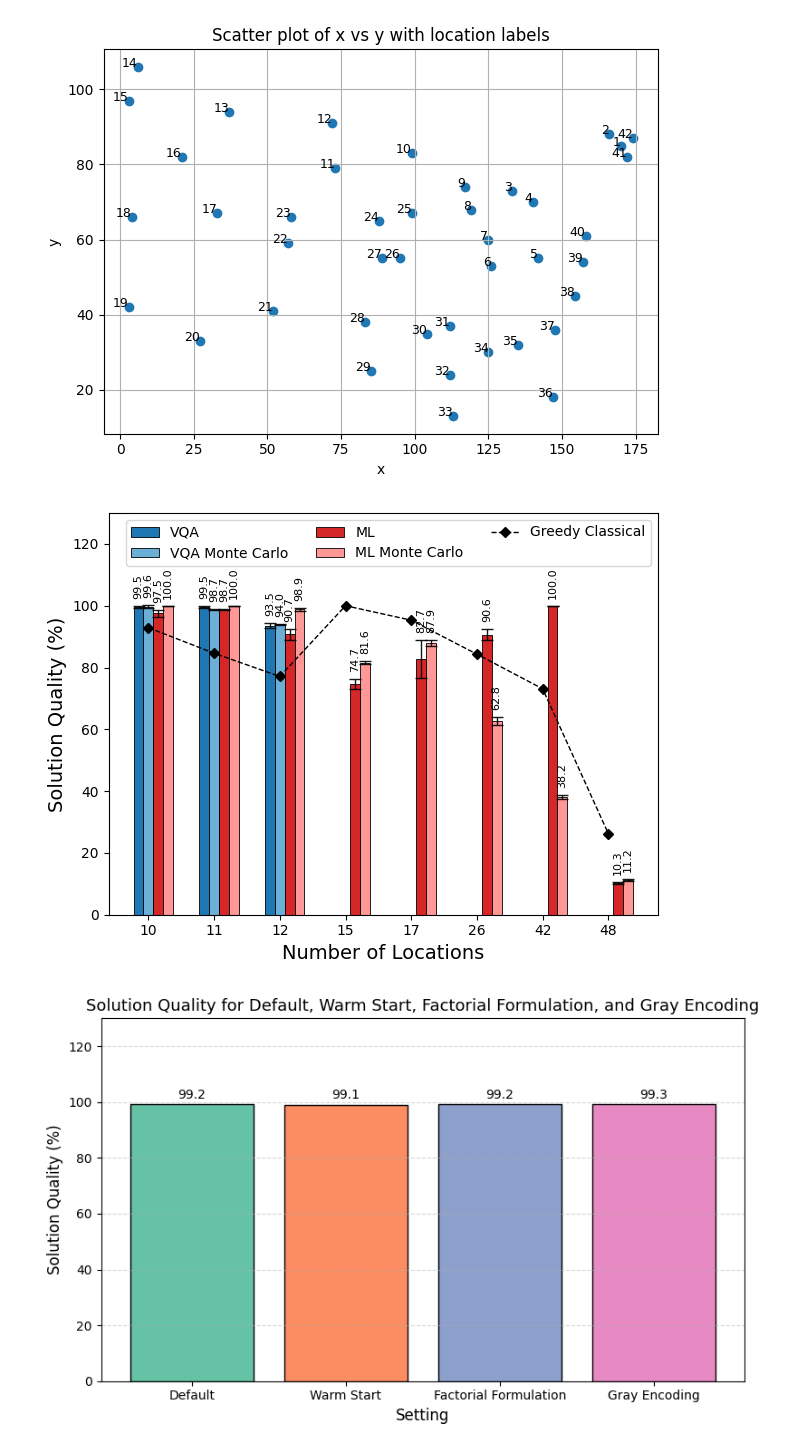
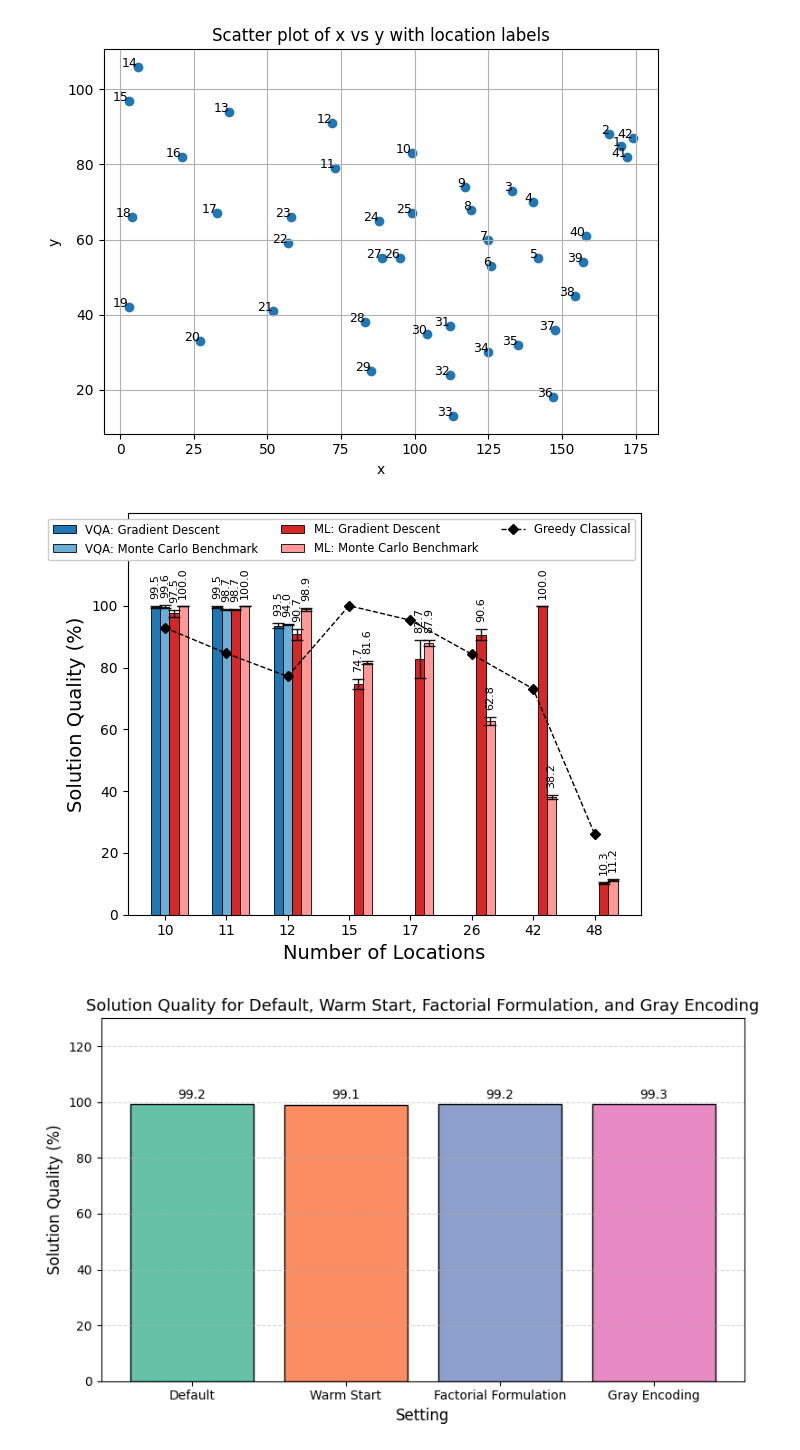
Before and after one commit to goldsmdn/TSP_VQC, a Jupyter notebook: plot_data.ipynb, the cells around one changed output. Cells and saved outputs as stored; diff of their text form; code cells hidden in the pictures.

Commit message:
changes to plots

```diff
--- a/plot_data.ipynb
+++ b/plot_data.ipynb
@@ -98,24 +98,24 @@ plt.show()
 locations = ['10', '11', '12', '15', '17', '26', '42', '48']
 
 simulation_means = {
-    'VQA':    (99.5, 99.5, 93.5, np.nan, np.nan, np.nan, np.nan, np.nan),
-    'VQA Monte Carlo':   (99.6, 98.7, 94.0, np.nan, np.nan, np.nan, np.nan, np.nan),
-    'ML':                (97.5, 98.7, 90.7, 74.7, 82.7, 90.6, 100.0, 10.3),
-    'ML Monte Carlo':    (100, 100, 98.9, 81.6, 87.9, 62.8, 38.2, 11.2)
+    'VQA: Gradient Descent':    (99.5, 99.5, 93.5, np.nan, np.nan, np.nan, np.nan, np.nan),
+    'VQA: Monte Carlo Benchmark':   (99.6, 98.7, 94.0, np.nan, np.nan, np.nan, np.nan, np.nan),
+    'ML: Gradient Descent':                (97.5, 98.7, 90.7, 74.7, 82.7, 90.6, 100.0, 10.3),
+    'ML: Monte Carlo Benchmark':    (100, 100, 98.9, 81.6, 87.9, 62.8, 38.2, 11.2)
 }
 
 simulation_errors = {
-    'VQA':    (0.4, 0.3, 0.8, np.nan, np.nan, np.nan, np.nan, np.nan),
-    'VQA Monte Carlo':   (0.5, 0.2, 0.1, np.nan, np.nan, np.nan, np.nan, np.nan),
-    'ML':                (1.1, 0.2, 1.8, 1.7, 6.1, 1.8, 0.0, 0.2),
-    'ML Monte Carlo':    (0.0, 0.0, 0.5, 0.5, 1.0, 1.3, 0.6, 0.25)
+    'VQA: Gradient Descent':    (0.4, 0.3, 0.8, np.nan, np.nan, np.nan, np.nan, np.nan),
+    'VQA: Monte Carlo Benchmark':   (0.5, 0.2, 0.1, np.nan, np.nan, np.nan, np.nan, np.nan),
+    'ML: Gradient Descent':                (1.1, 0.2, 1.8, 1.7, 6.1, 1.8, 0.0, 0.2),
+    'ML: Monte Carlo Benchmark':    (0.0, 0.0, 0.5, 0.5, 1.0, 1.3, 0.6, 0.25)
 }
 
 colors = {
-    'VQA': '#1f77b4',      # blue
-    'VQA Monte Carlo': '#6baed6',     # lighter blue
-    'ML': '#d62728',                  # red
-    'ML Monte Carlo': '#ff9896'       # lighter red/pink
+    'VQA: Gradient Descent': '#1f77b4',      # blue
+    'VQA: Monte Carlo Benchmark': '#6baed6',     # lighter blue
+    'ML: Gradient Descent': '#d62728',                  # red
+    'ML: Monte Carlo Benchmark': '#ff9896'       # lighter red/pink
 }
 
 # Greedy Classical (line)
@@ -151,35 +151,35 @@ ax.set_xlabel('Number of Locations', fontsize=14)
 ax.set_ylabel('Solution Quality (%)', fontsize=14)
 if PLOT_TITLE:
     ax.set_title('Solution Quality by Number of Locations for VQA, ML, Monte Carlo and Greedy methods')
 ax.set_xticks(x + width, locations)
 ax.set_ylim(0, 130)
 
 ax.plot(
     x + center_offset, greedy_classical,
     color='black', marker='D', linestyle='--',
     linewidth=1, markersize=5, label='Greedy Classical'
 )
 
 # --- Reorder legend so "Greedy Classical" appears last ---
 handles, labels = ax.get_legend_handles_labels()
 
 # Move "Greedy Classical" to the end
 if "Greedy Classical" in labels:
     idx = labels.index("Greedy Classical")
     # Pop and append to end
     handles.append(handles.pop(idx))
     labels.append(labels.pop(idx))
 
-ax.legend(handles, labels, loc='upper right', ncols=3)
+ax.legend(handles, labels, loc='upper right', ncols=3, fontsize='small', framealpha=1)
 
 plt.tight_layout()
 
 filename = Path(GRAPH_DIR).joinpath(f'solution_quality_by_method.pdf')
 plt.savefig(filename, bbox_inches='tight')
 
 plt.show()
 # %% [output]
-[figure, old version]
+[figure, new version]
 # %%
 # Data
 setting = ['Default', 'Warm Start', 'Factorial Formulation', 'Gray Encoding']
```
Also changed, not shown: parts of 1 cell of this notebook, 1 other file.
